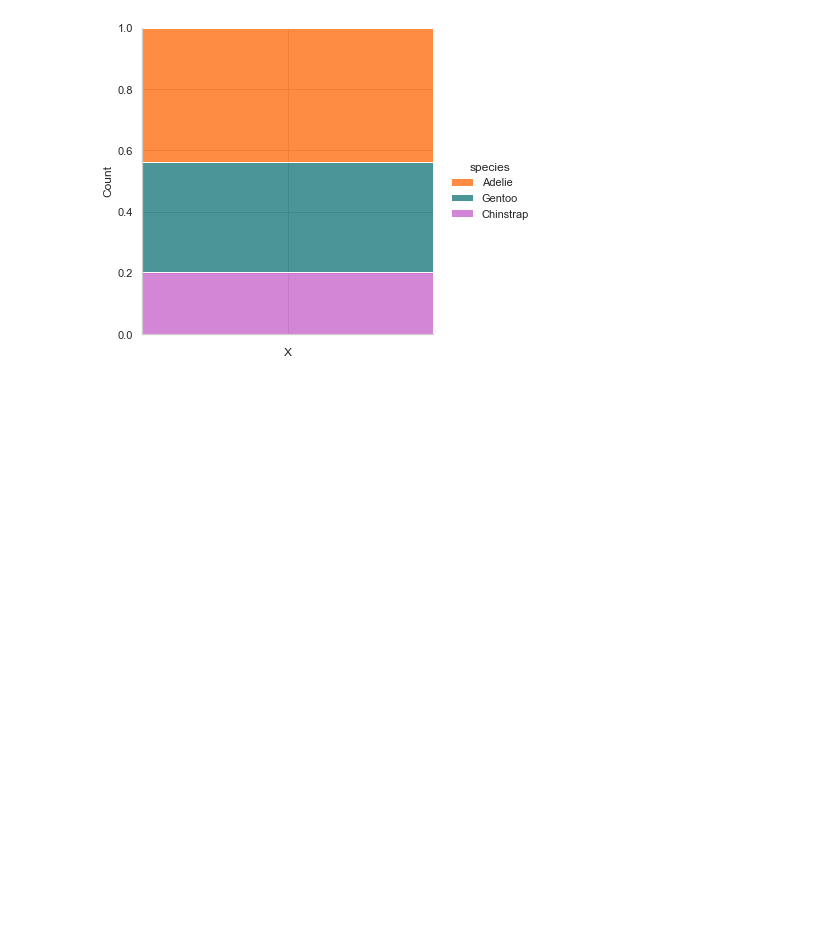
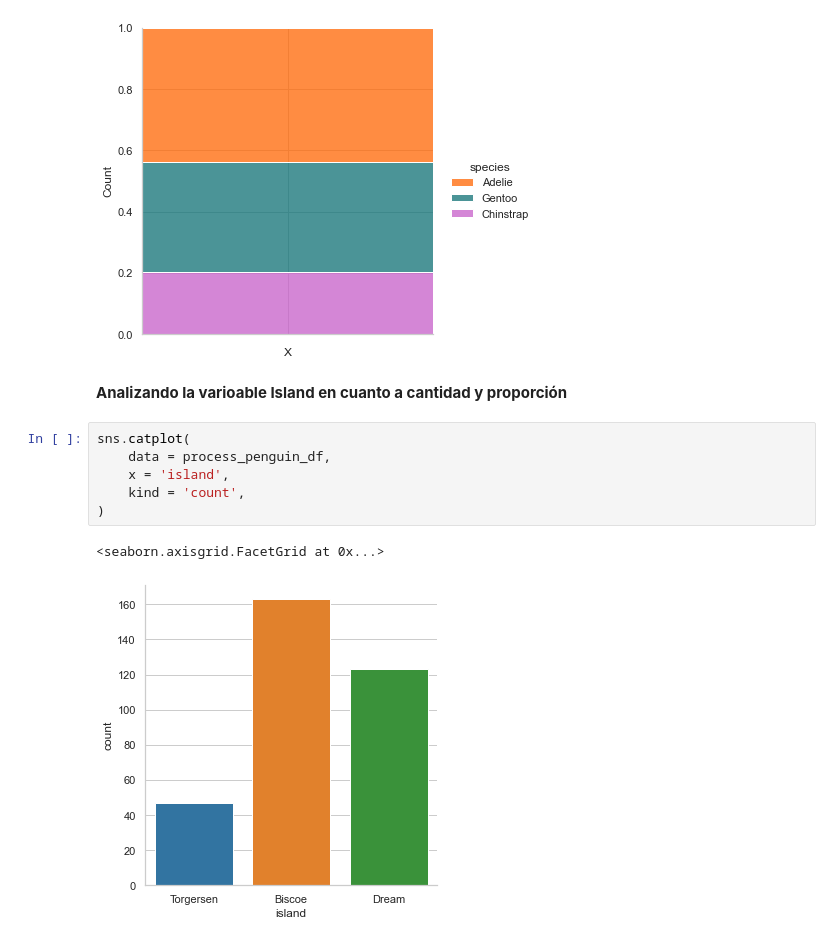
Before and after one commit to miguelfsosa/exploratory_analisis_penguin, a Jupyter notebook: Analisis_Exploratorio.ipynb, the cells around one changed output. Saved outputs shown, nothing was run; the diff lists cells and outputs as text; blank space fills up the shorter version.

Commit message:
Profundizo en el análisis exploratorio, esta vez analizando el comportamiento de las variables categóricas y la dispersión de las numéricas

```diff
--- a/Analisis_Exploratorio.ipynb
+++ b/Analisis_Exploratorio.ipynb
@@ -309,3 +327,14 @@ sns.catplot(
 # %% [output]
 <seaborn.axisgrid.FacetGrid at 0x...>
 [figure]
+# %% [markdown]
+**Analizando la varioable Island en cuanto a cantidad y proporción**
+# %%
+sns.catplot(
+    data = process_penguin_df,
+    x = 'island',
+    kind = 'count',
+)
+# %% [output]
+<seaborn.axisgrid.FacetGrid at 0x...>
+[figure, added]
```
Also changed, not shown: parts of 31 cells of this notebook.
